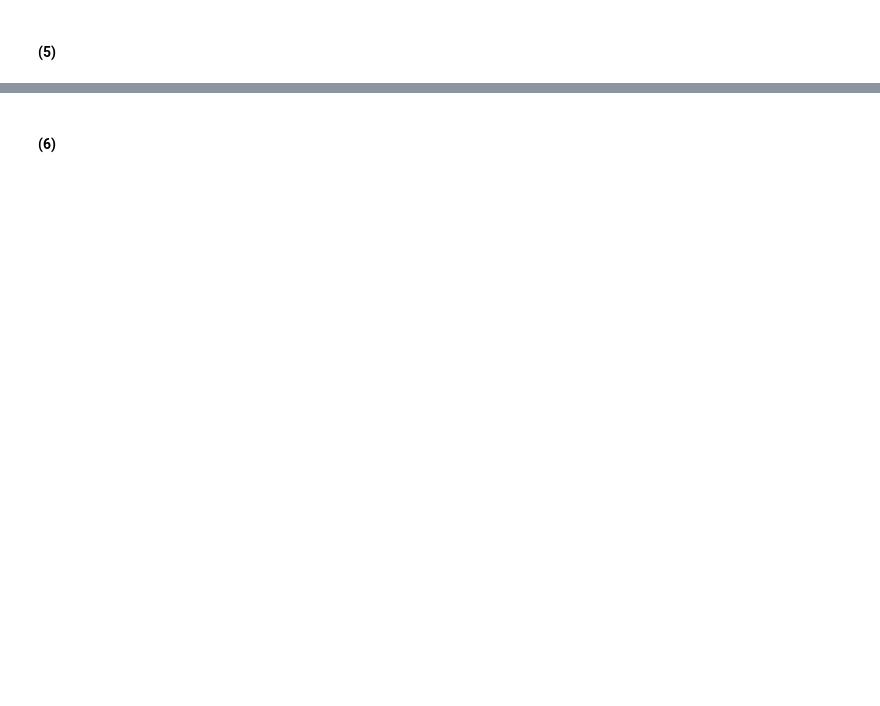
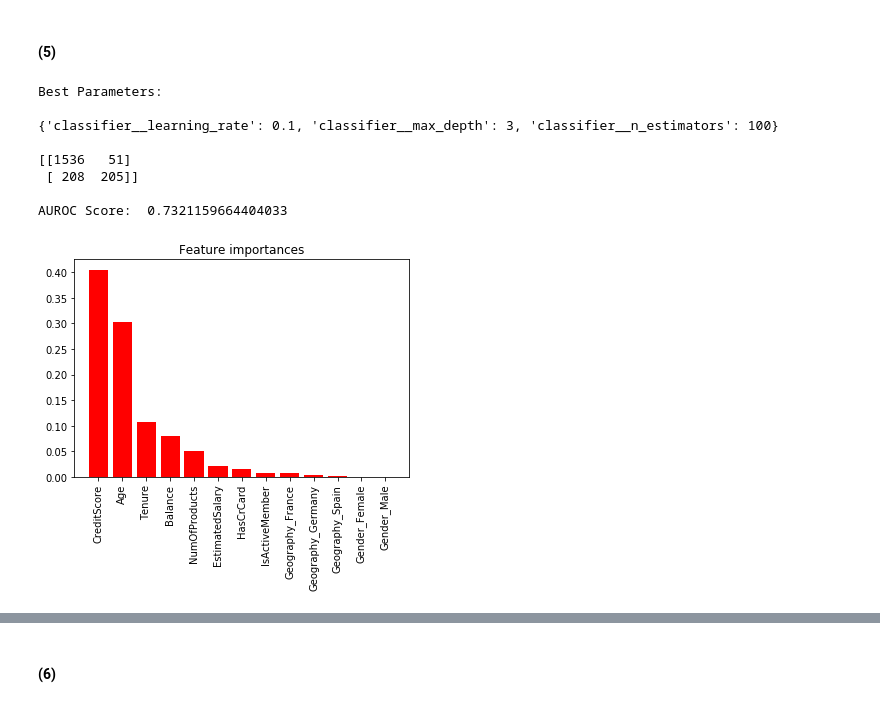
Before and after one commit to gchen369/MIS382N-Advanced-Predictive-Modeling, a Jupyter notebook: HW5-F19-MIS382N.ipynb, the cells around one changed output, grey strips where cells are left out. Drawn from its saved outputs; the diff is of its cells as text; code cells hidden in the pictures; blank space fills up the shorter version.

```diff
--- a/HW5-F19-MIS382N.ipynb
+++ b/HW5-F19-MIS382N.ipynb
@@ -184,2 +336,57 @@ all_feature_preprocessor= FeatureUnion(transformer_list=[('numerical_preprocesso
 # %% [markdown]
 #### (5)
+# %%
+tuned_parameters = {'classifier__n_estimators': [10,100,1000],
+                    'classifier__learning_rate': [0.1,0.001,0.0001],
+                    'classifier__max_depth': [2,3,4,5]}
+
+gb_clf = Pipeline([
+                   ('preprocessor', all_feature_preprocessor),
+                   ('classifier', GradientBoostingClassifier())
+                  ])
+
+clf = GridSearchCV(gb_clf, tuned_parameters, cv=5)
+
+clf.fit(X_train, y_train)
+
+print("Best Parameters:\n")
+print(clf.best_params_)
+print()
+
+best_clf  = Pipeline([
+                   ('preprocessor', all_feature_preprocessor),
+                   ('classifier', GradientBoostingClassifier(learning_rate= 0.1,
+                                                            max_depth= 3,
+                                                            n_estimators= 100))])
+
+best_clf.fit(X_train,y_train)
+y_pred = best_clf.predict(X_val)
+
+print(confusion_matrix(y_val,y_pred))
+print()
+print("AUROC Score: ", roc_auc_score(y_val, y_pred))
+print()
+
+importances = best_clf['classifier'].feature_importances_
+indices = np.argsort(importances)[::-1]
+
+Dummy_names = pd.get_dummies(X_train[['HasCrCard','IsActiveMember',"Geography", "Gender"]])
+cols = ['CreditScore','Age','Tenure','Balance','NumOfProducts','EstimatedSalary']+list(Dummy_names.columns)
+
+plt.figure()
+plt.title("Feature importances")
+plt.bar(range(len(cols)), importances[indices], color="r")
+plt.xticks(range(len(cols)), cols)
+plt.xlim([-1, len(cols)])
+plt.xticks(rotation=90)
+plt.show()
+# %% [output]
+Best Parameters:
+
+{'classifier__learning_rate': 0.1, 'classifier__max_depth': 3, 'classifier__n_estimators': 100}
+
+[[1536   51]
+ [ 208  205]]
+
+AUROC Score:  0.7321159664404033
+[figure, added]
```
Also changed, not shown: parts of 12 cells of this notebook, 3 other files.
